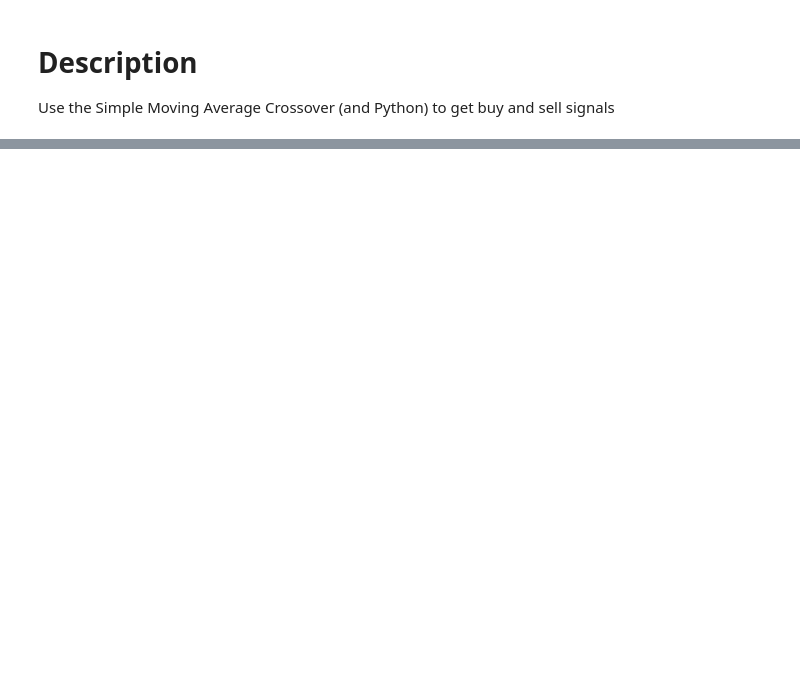
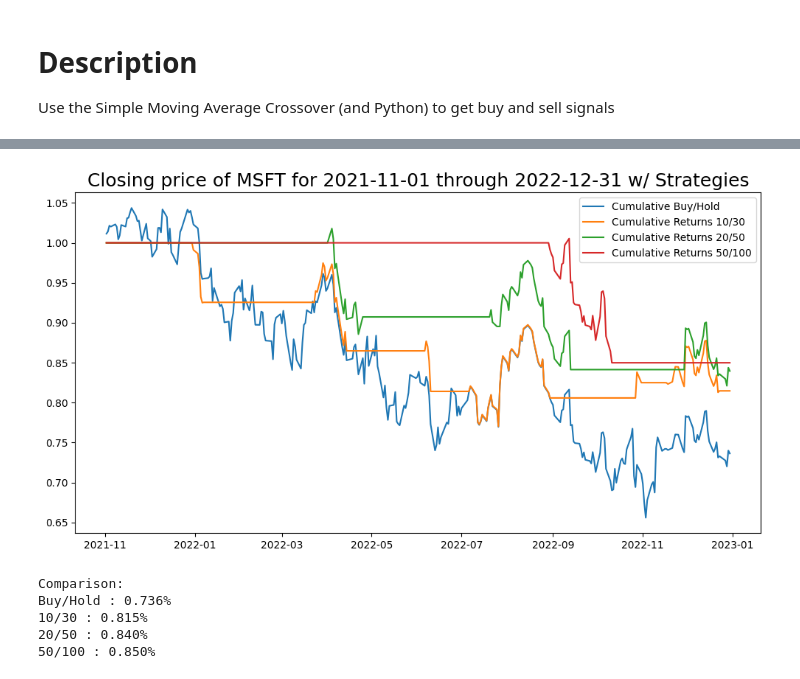
Before and after one commit to jake-dexter/simple-moving-average, a Jupyter notebook: main.ipynb, the cells around one changed output, grey strips where cells are left out. Drawn from its saved outputs; the diff is of its cells as text; code cells hidden in the pictures; blank space fills up the shorter version.

```diff
--- a/main.ipynb
+++ b/main.ipynb
@@ -98,5 +98,9 @@ df["Daily Returns"] = df["Close"].pct_change()
 
 # Display the daily returns
 print(df["Daily Returns"])
+
+# Cumulative return
+df["Cumulative Returns"] = (1+df["Daily Returns"]).cumprod()
+print(df["Cumulative Returns"])
 # %% [output]
 Date
@@ -116,3 +124,38 @@ Name: Daily Returns, Length: 191, dtype: float64
 # Generate some more SMA pairs to test
 GenerateSMAPair(df,10,30)
 GenerateSMAPair(df,50,100)
+
+# Strategy Returns
+df["Strategy Returns 10/30"] = df["Daily Returns"] * df["Signal 10/30"]
+df["Cumulative Returns 10/30"] = (1+df["Strategy Returns 10/30"]).cumprod()
+
+df["Strategy Returns 20/50"] = df["Daily Returns"] * df["Signal 20/50"]
+df["Cumulative Returns 20/50"] = (1+df["Strategy Returns 20/50"]).cumprod()
+
+df["Strategy Returns 50/100"] = df["Daily Returns"] * df["Signal 50/100"]
+df["Cumulative Returns 50/100"] = (1+df["Strategy Returns 50/100"]).cumprod()
+# %%
+# Plotting the strategy performance
+plt.figure(figsize=(12,6))
+plt.title(f"Closing price of {ticker_symbol} for {start} through {end} w/ Strategies",fontsize=18)
+plt.plot(df["Cumulative Returns"],label="Cumulative Buy/Hold")
+plt.plot(df["Cumulative Returns 10/30"],label="Cumulative Returns 10/30")
+plt.plot(df["Cumulative Returns 20/50"],label="Cumulative Returns 20/50")
+plt.plot(df["Cumulative Returns 50/100"],label="Cumulative Returns 50/100")
+plt.legend()
+plt.savefig(f"imgs/EquityCurve {ticker_symbol}_{start}_{end}")
+plt.show()
+
+# Numerical output
+print("Comparison:")
+print(f"Buy/Hold : {df["Cumulative Returns"].iloc[-1]:.3f}%")
+print(f"10/30 : {df["Cumulative Returns 10/30"].iloc[-1]:.3f}%")
+print(f"20/50 : {df["Cumulative Returns 20/50"].iloc[-1]:.3f}%")
+print(f"50/100 : {df["Cumulative Returns 50/100"].iloc[-1]:.3f}%")
+# %% [output]
+[figure, added]
+Comparison:
+Buy/Hold : 0.736%
+10/30 : 0.815%
+20/50 : 0.840%
+50/100 : 0.850%
```
Also changed, not shown: parts of 5 cells of this notebook, 2 other files.
